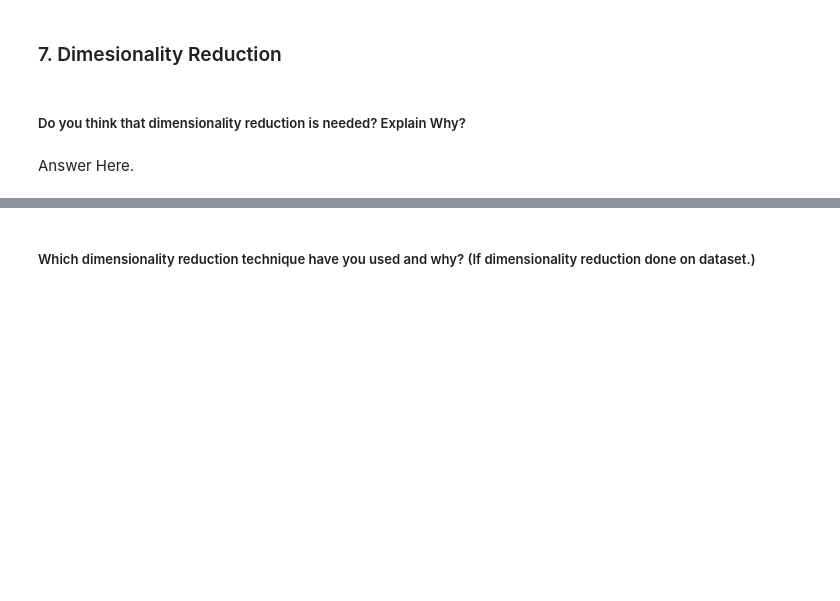
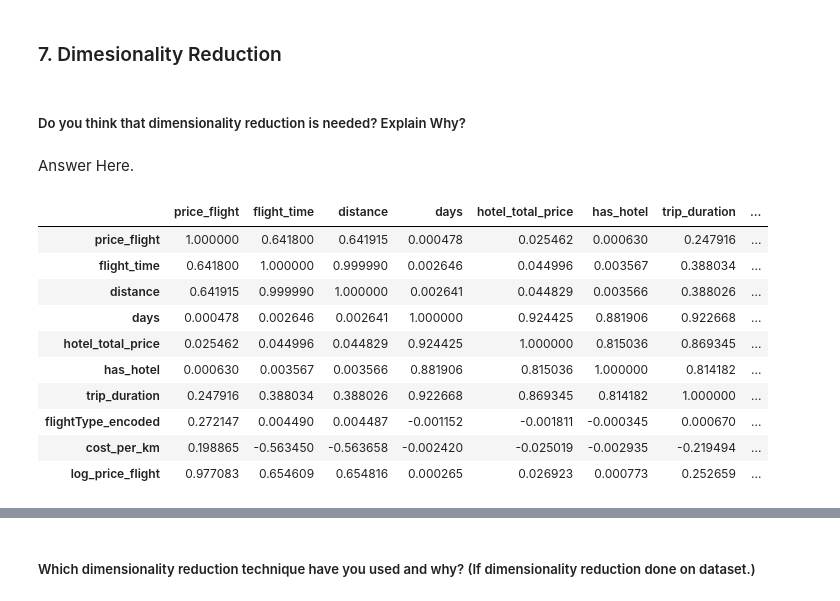
Before and after one commit to bsshewale/Voyage-Analytics-Integrating-MLOps-in-Travel-Industry, a Jupyter notebook: Voyage_Analytics_Integrating_MLOps_in_Travel_Industry.ipynb, the cells around one changed output, grey strips where cells are left out. Cells and saved outputs as stored; diff of their text form; code cells hidden in the pictures; blank space fills up the shorter version.

```diff
--- a/Voyage_Analytics_Integrating_MLOps_in_Travel_Industry.ipynb
+++ b/Voyage_Analytics_Integrating_MLOps_in_Travel_Industry.ipynb
@@ -1058,2 +1169,4 @@ Answer Here.
+# %%
+trip_data=trip_data[[ 'price_flight', 'flight_time', 'distance', 'days', 'hotel_total_price', 'has_hotel', 'trip_duration', 'flightType_encoded', 'cost_per_km', 'log_price_flight']]
 # %% [markdown]
 ### 6. Data Scaling
@@ -1061,0 +1173,18 @@ Answer Here.
+# %%
+# Scaling your data
+from sklearn.preprocessing import StandardScaler
+
+# Select only numeric continuous features for scaling
+scale_cols = ['price_flight', 'flight_time', 'distance',
+              'days', 'hotel_total_price',
+              'trip_duration', 'cost_per_km', 'log_price_flight']
+
+scaler = StandardScaler()
+
+# Create a copy to preserve original
+scaled_data = trip_data.copy()
+
+# Apply scaling
+scaled_data[scale_cols] = scaler.fit_transform(trip_data[scale_cols])
+
+scaled_data.info()
@@ -1071,0 +1218,14 @@ Answer Here.
+# %%
+scaled_data.corr()
+# %% [output]
+|  | price_flight | flight_time | distance | days | hotel_total_price | has_hotel | trip_duration | ... |
+| price_flight | 1.000000 | 0.641800 | 0.641915 | 0.000478 | 0.025462 | 0.000630 | 0.247916 | ... |
+| flight_time | 0.641800 | 1.000000 | 0.999990 | 0.002646 | 0.044996 | 0.003567 | 0.388034 | ... |
+| distance | 0.641915 | 0.999990 | 1.000000 | 0.002641 | 0.044829 | 0.003566 | 0.388026 | ... |
+| days | 0.000478 | 0.002646 | 0.002641 | 1.000000 | 0.924425 | 0.881906 | 0.922668 | ... |
+| hotel_total_price | 0.025462 | 0.044996 | 0.044829 | 0.924425 | 1.000000 | 0.815036 | 0.869345 | ... |
+| has_hotel | 0.000630 | 0.003567 | 0.003566 | 0.881906 | 0.815036 | 1.000000 | 0.814182 | ... |
+| trip_duration | 0.247916 | 0.388034 | 0.388026 | 0.922668 | 0.869345 | 0.814182 | 1.000000 | ... |
+| flightType_encoded | 0.272147 | 0.004490 | 0.004487 | -0.001152 | -0.001811 | -0.000345 | 0.000670 | ... |
+| cost_per_km | 0.198865 | -0.563450 | -0.563658 | -0.002420 | -0.025019 | -0.002935 | -0.219494 | ... |
+| log_price_flight | 0.977083 | 0.654609 | 0.654816 | 0.000265 | 0.026923 | 0.000773 | 0.252659 | ... |
```
Also changed, not shown: parts of 72 cells of this notebook.
